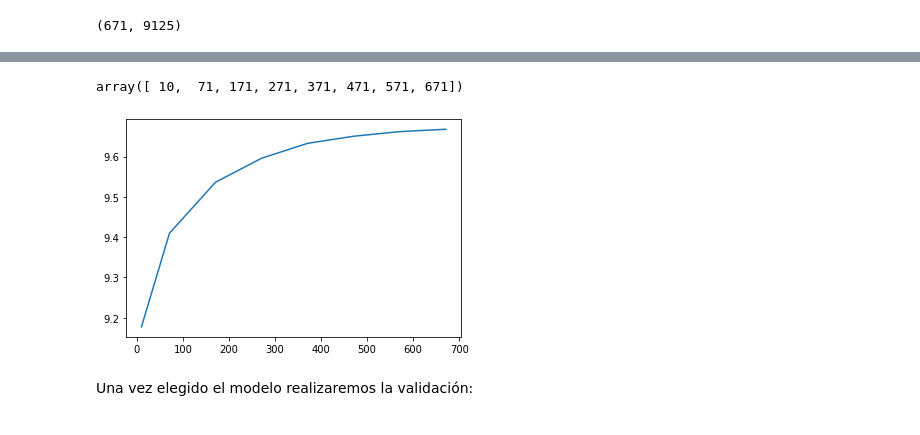
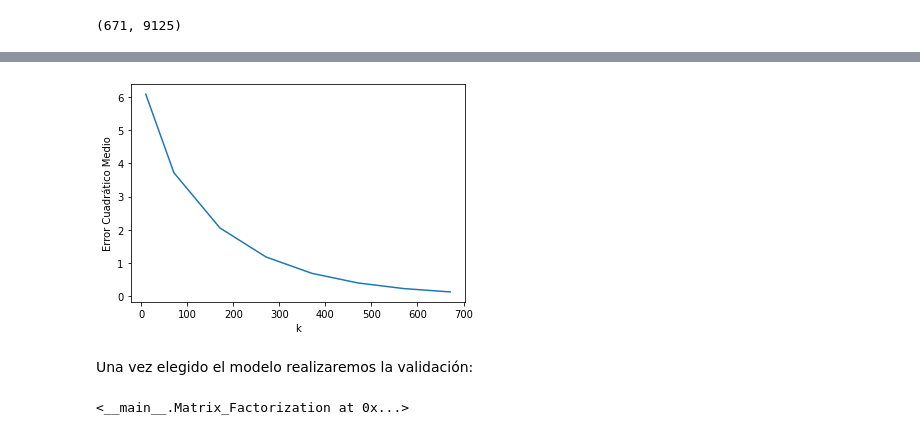
Before and after one commit to ElenaVillano/sistemas_recomendacion, a Jupyter notebook: el_bueno.ipynb, the cells around one changed output, grey strips where cells are left out. Saved outputs shown, nothing was run; the diff lists cells and outputs as text; code cells hidden in the pictures.

```diff
--- a/el_bueno.ipynb
+++ b/el_bueno.ipynb
@@ -62,7 +62,7 @@ $$x_u^T = r_uY\left(Y^TY+\lambda_xI^{-1}\right)$$
 $$y_i^T = r_iX\left(X^TX+\lambda_yI^{-1}\right)$$
 # %%
 # Cargamos datos ya limpios
-ratings = load_data()
+ratings, bases_nombres_id, arr_movies = load_data()
 # %%
 ratings.head()
 # %% [output]
@@ -187,5 +169,4 @@ class ExplicitMF:
 # %%
-als = ExplicitMF(n_iters = 15, k = 36, _lambda = 0.01)
+als = Matrix_Factorization(n_iters = 15, k = 36, _lambda = 0.01)
 als.fit(train, test)
-plot_learning_curve(als)
 # %% [output]
@@ -199,8 +192,8 @@ n_folds = 5
 # %%
-K_list = []
+#K_list = []
 #for i in range(1, train.shape[0], 10):
-for i in range(1, train.shape[0], 100):
-    K_list.append(i)
+#for i in range(1, train.shape[0], 100):
+#    K_list.append(i)
 # %%
 K_list
 # %% [output]
@@ -215,9 +206,6 @@ data.shape
 # %% [output]
 (671, 9125)
 # %%
-df_k = pd.DataFrame(0.0, index=range(1), columns=K_list)
-data = train
-
 # Dividimos los datos en chunk de igual tamaño de forma vertical
 chunks = np.hsplit(data, n_folds)
 for k in K_list:
@@ -232,9 +220,9 @@ for k in K_list:
         train_data.pop(i)
         train_data = np.concatenate(train_data)
 
-        als = ExplicitMF(n_iters = 15, k = k, _lambda = 0.01)
+        als = Matrix_Factorization(n_iters = 15, k = k, _lambda = 0.01)
         als.fit(train_data, test_data)
-        error += als.test_mse_record[1]
+        error += als.train_ecm_record[1]
     error /= n_folds
 
     df_k[k][0] = error
@@ -259,20 +235,20 @@ Name: 0, dtype: float64
 # %%
 K_list=np.array(K_list)
-# %%
-K_list
-# %% [output]
-array([ 10,  71, 171, 271, 371, 471, 571, 671])
 # %%
-plt.plot(K_list,df_k.iloc[0] )
-
+plt.plot(K_list,df_k.iloc[0])
+plt.xlabel('k')
+plt.ylabel('Error Cuadrático Medio')
 plt.show()
+plt.show()
 # %% [output]
-[figure, old version]
+[figure, new version]
 # %% [markdown]
 Una vez elegido el modelo realizaremos la validación:
 # %%
-als = ExplicitMF(n_iters = 15, k = k, _lambda = 0.01)
+als = Matrix_Factorization(n_iters = 15, k = 200, _lambda = 0.01)
 als.fit(train, test)
+# %% [output]
+<__main__.Matrix_Factorization at 0x...>
 # %%
 # Esta es la matriz completa para poder hacer recomendaciones
 MCompleta = als.predict()
```
Also changed, not shown: parts of 20 cells of this notebook, 1 other file.
